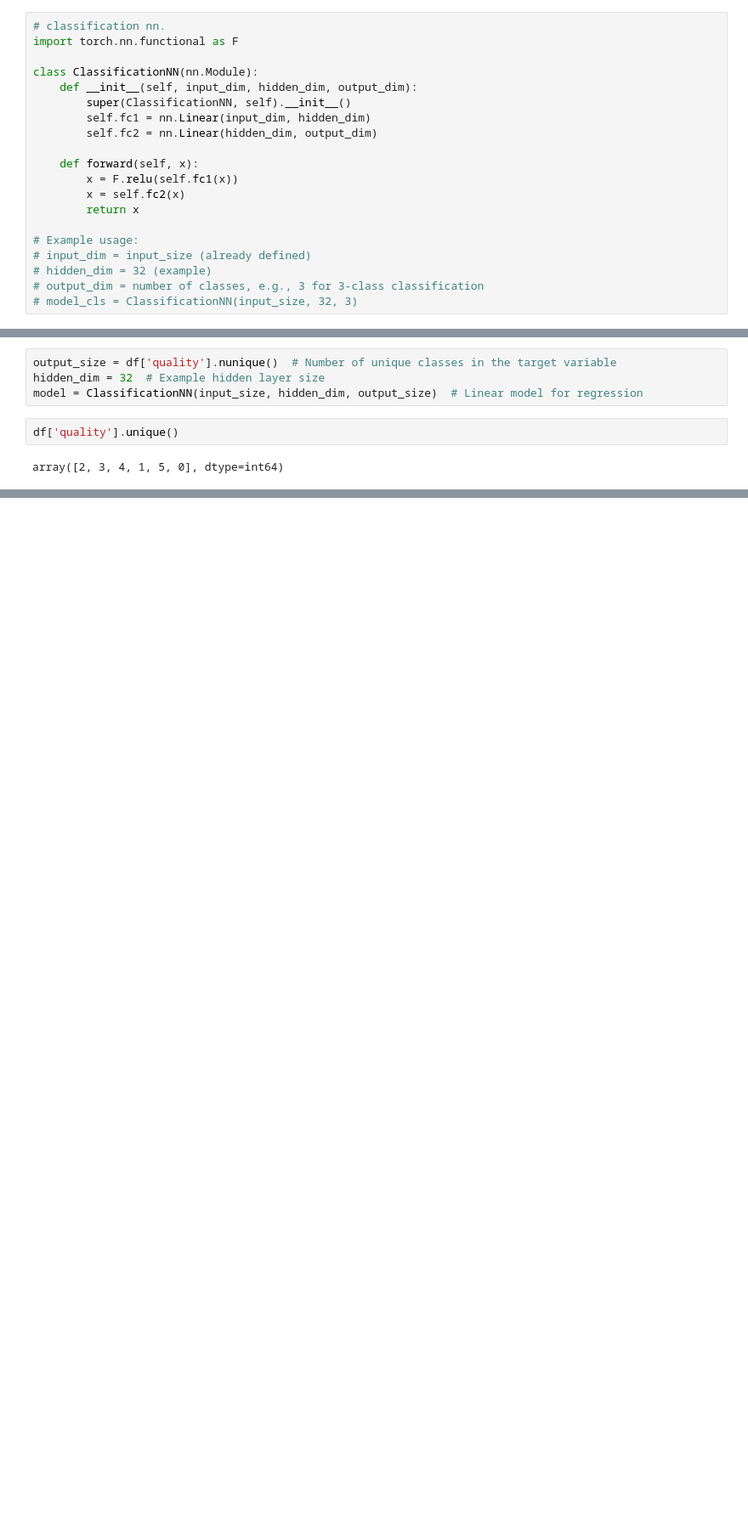
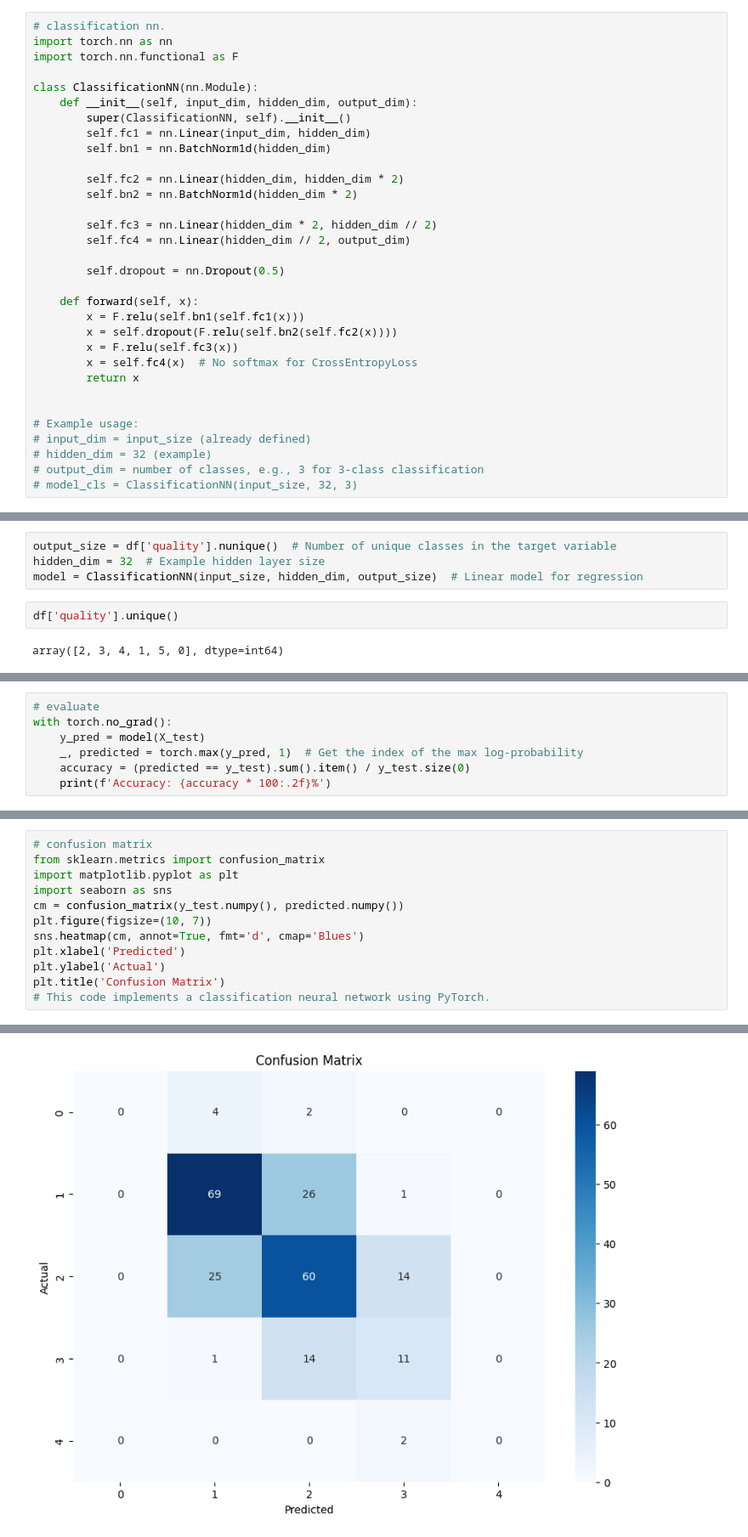
Before and after one commit to abdullaharifx/PL-Work, a Jupyter notebook: Deep-Learning-05.ipynb, the cells around one changed output, grey strips where cells are left out. Shown at 85% size. Drawn from its saved outputs; the diff is of its cells as text; blank space fills up the shorter version.

```diff
--- a/Deep-Learning-05.ipynb
+++ b/Deep-Learning-05.ipynb
@@ -395,18 +395,30 @@ X_train, X_test, y_train, y_test = train_test_split(x, y, test_size=0.2, random_
 input_size = x.shape[1]  # Number of input features columns
 # %%
 # classification nn.
+import torch.nn as nn
 import torch.nn.functional as F
 
 class ClassificationNN(nn.Module):
     def __init__(self, input_dim, hidden_dim, output_dim):
         super(ClassificationNN, self).__init__()
         self.fc1 = nn.Linear(input_dim, hidden_dim)
-        self.fc2 = nn.Linear(hidden_dim, output_dim)
+        self.bn1 = nn.BatchNorm1d(hidden_dim)
+
+        self.fc2 = nn.Linear(hidden_dim, hidden_dim * 2)
+        self.bn2 = nn.BatchNorm1d(hidden_dim * 2)
+
+        self.fc3 = nn.Linear(hidden_dim * 2, hidden_dim // 2)
+        self.fc4 = nn.Linear(hidden_dim // 2, output_dim)
+
+        self.dropout = nn.Dropout(0.5)
 
     def forward(self, x):
-        x = F.relu(self.fc1(x))
-        x = self.fc2(x)
+        x = F.relu(self.bn1(self.fc1(x)))
+        x = self.dropout(F.relu(self.bn2(self.fc2(x))))
+        x = F.relu(self.fc3(x))
+        x = self.fc4(x)  # No softmax for CrossEntropyLoss
         return x
+
 
 # Example usage:
 # input_dim = input_size (already defined)
@@ -479,0 +499,7 @@ Epoch [100/100], Loss: 1.1674
+# %%
+# evaluate
+with torch.no_grad():
+    y_pred = model(X_test)
+    _, predicted = torch.max(y_pred, 1)  # Get the index of the max log-probability
+    accuracy = (predicted == y_test).sum().item() / y_test.size(0)
+    print(f'Accuracy: {accuracy * 100:.2f}%')
@@ -479,0 +508,13 @@ Epoch [100/100], Loss: 1.1674
+# %%
+# confusion matrix
+from sklearn.metrics import confusion_matrix
+import matplotlib.pyplot as plt
+import seaborn as sns
+cm = confusion_matrix(y_test.numpy(), predicted.numpy())
+plt.figure(figsize=(10, 7))
+sns.heatmap(cm, annot=True, fmt='d', cmap='Blues')
+plt.xlabel('Predicted')
+plt.ylabel('Actual')
+plt.title('Confusion Matrix')
+# This code implements a classification neural network using PyTorch.
+# %% [output]
@@ -479,0 +522 @@ Epoch [100/100], Loss: 1.1674
+[figure, added]
```
Also changed, not shown: parts of 18 cells of this notebook.
